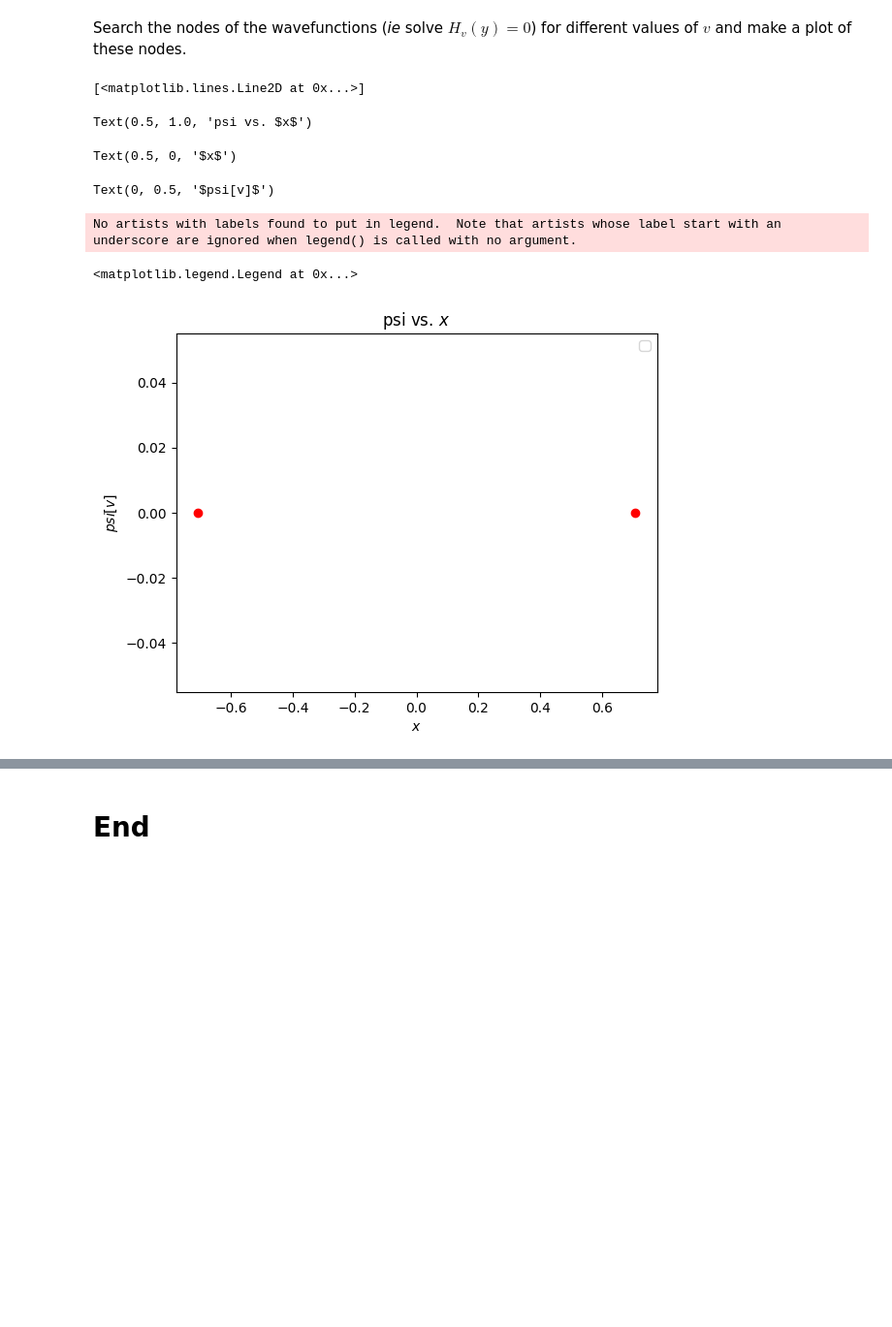
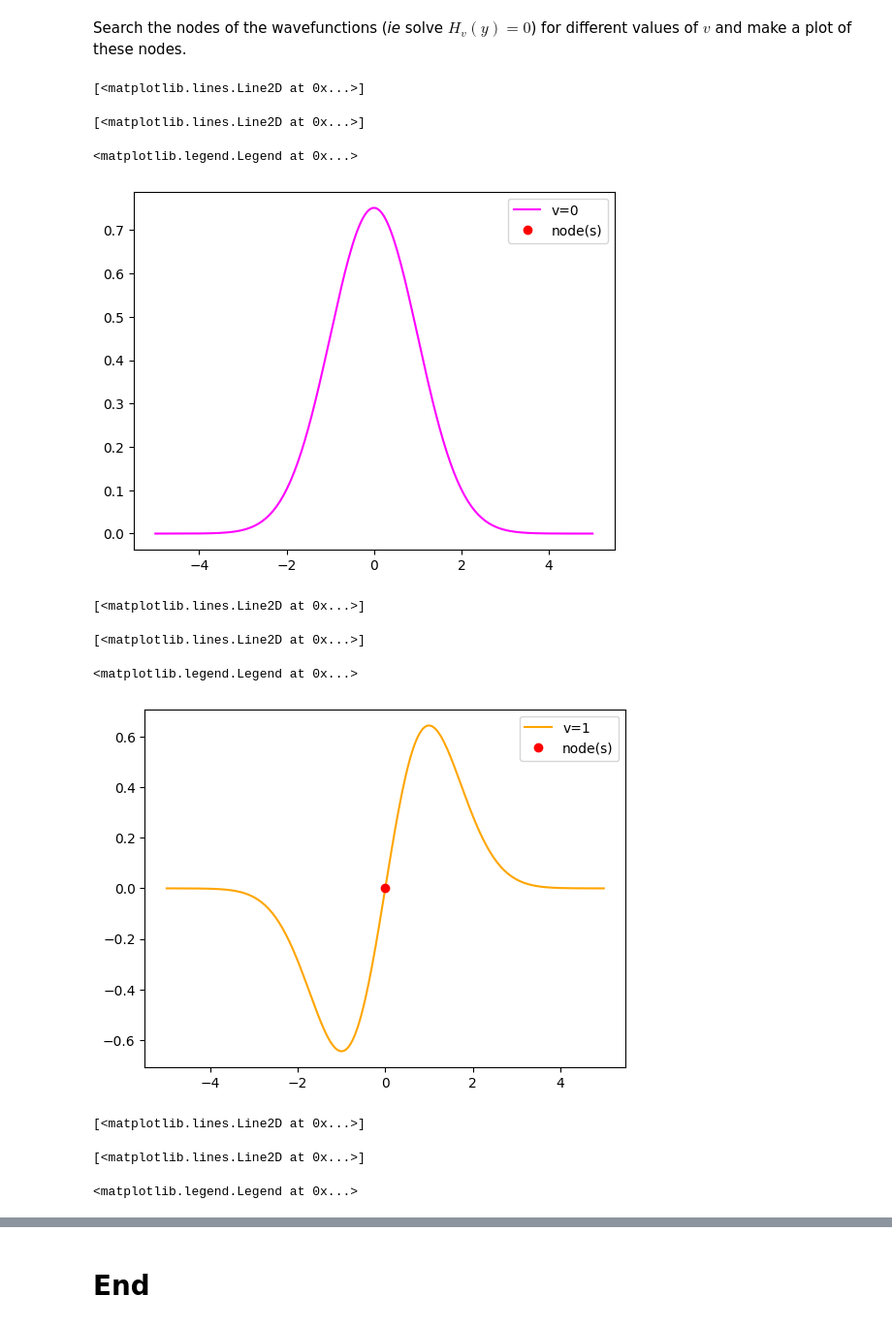
Before and after one commit to lavinia-santos/pyPhysChem_LS, a Jupyter notebook: Harmonic_Oscillator_LaviniaSantos.ipynb, the cells around one changed output, grey strips where cells are left out. Shown at 97% size. Cells and saved outputs as stored; diff of their text form; code cells hidden in the pictures; blank space fills up the shorter version.

```diff
--- a/Harmonic_Oscillator_LaviniaSantos.ipynb
+++ b/Harmonic_Oscillator_LaviniaSantos.ipynb
@@ -420,6 +436,12 @@ Show that, with the values chosen for the constants, $<x^2>=v+\frac{1}{2}$.
 # insert your code here
 
 def expect_value(f,x):
+    """
+    This function evaluates the expectation value of an operator x**2 with respect to a function f
+    input: -f: function
+           -x: operator
+    output: the expectation value of x**2 with respect to f
+    """
     if np.imag(f)==0:
         expv=sp.integrate(f*(x**2)*f,(x,-sp.oo,sp.oo)).evalf(3)
     else:
@@ -427,12 +449,14 @@ def expect_value(f,x):
     return expv
 
 exp_val=[]
+#evaluating and storing the expectation values with the previous defined function
 for i in range(0,7):
     exp_val.insert(i,expect_value(psi[i],x))
 
+#printing the levels, the expected value, and if they are the same as expected, according to the exercise
 for i in range(0,7):
     if exp_val[i]==(i+(1/2)):
-        print(f"\n\ni={i}\nExpected value:{exp_val[i]:.3f}")
+        print(f"\n\nv={i}\nExpected value:{exp_val[i]:.3f}")
         print("OK")
     else:
         print("not OK")
@@ -462,39 +486,38 @@ Search the nodes of the wavefunctions (<i>ie</i> solve $H_v(y)=0$) for different
 # %%
 # insert your code here
 
-# >>> dct = {'x': 1, 'y': 2, 'z': 3}
-# >>> dct
-# {'x': 1, 'y': 2, 'z': 3}
-# >>> dct["y"]
-# 2
+#creating dictionary for the zeros to be plotted due to the diveregence of
+zeros={0:[],
+       1:[0],
+       2:[0,0],
+       3:[0,0,0],
+       4:[0,0,0,0],
+       5:[0,0,0,0,0]}
 
 nodes={}
 
-for i in range(0,4):
+
+for i in range(0,6):
     H_solved=sp.solve(H[i],x)
     nodes[i]=H_solved
 
-# nodes.keys()
-# # nodes.values()
-# nodes
-# n1=nodes.get(2)
-# n1
-# #print(n1[0])
 
-_x = np.linspace(-5.,5.,250)
-plt.plot(nodes.get(2),[0,0] , 'ro')
-plt.title('psi vs. $x$')
-plt.xlabel("$x$")
-plt.ylabel("$psi[v]$")
-plt.legend()
-plt.show()
-
-#TO DO - fazer um for para todos os nos -- diferenciar, talvez plotar junto com as funcoes... ve ai
+for i in range(0,6):
+    _x = np.linspace(-5.,5.,250)
+    _psi=sp.lambdify([x], psi[i])
+    plt.plot(_x, _psi(_x), color=colors[i], label=labels[i])
+    plt.plot(nodes[i], zeros[i], 'ro', label="node(s)")
+    plt.legend()
+    plt.show()
 # %% [output]
 [<matplotlib.lines.Line2D at 0x...>]
-Text(0.5, 1.0, 'psi vs. $x$')
+[<matplotlib.lines.Line2D at 0x...>]
-Text(0.5, 0, '$x$')
+<matplotlib.legend.Legend at 0x...>
+[figure, new version]
-Text(0, 0.5, '$psi[v]$')
+[<matplotlib.lines.Line2D at 0x...>]
-No artists with labels found to put in legend.  Note that artists whose label start with an underscore are ignored when legend() is called with no argument.
+[<matplotlib.lines.Line2D at 0x...>]
 <matplotlib.legend.Legend at 0x...>
-[figure, old version]
+[figure, added]
+[<matplotlib.lines.Line2D at 0x...>]
+[<matplotlib.lines.Line2D at 0x...>]
+<matplotlib.legend.Legend at 0x...>
```
Also changed, not shown: parts of 10 cells of this notebook.
